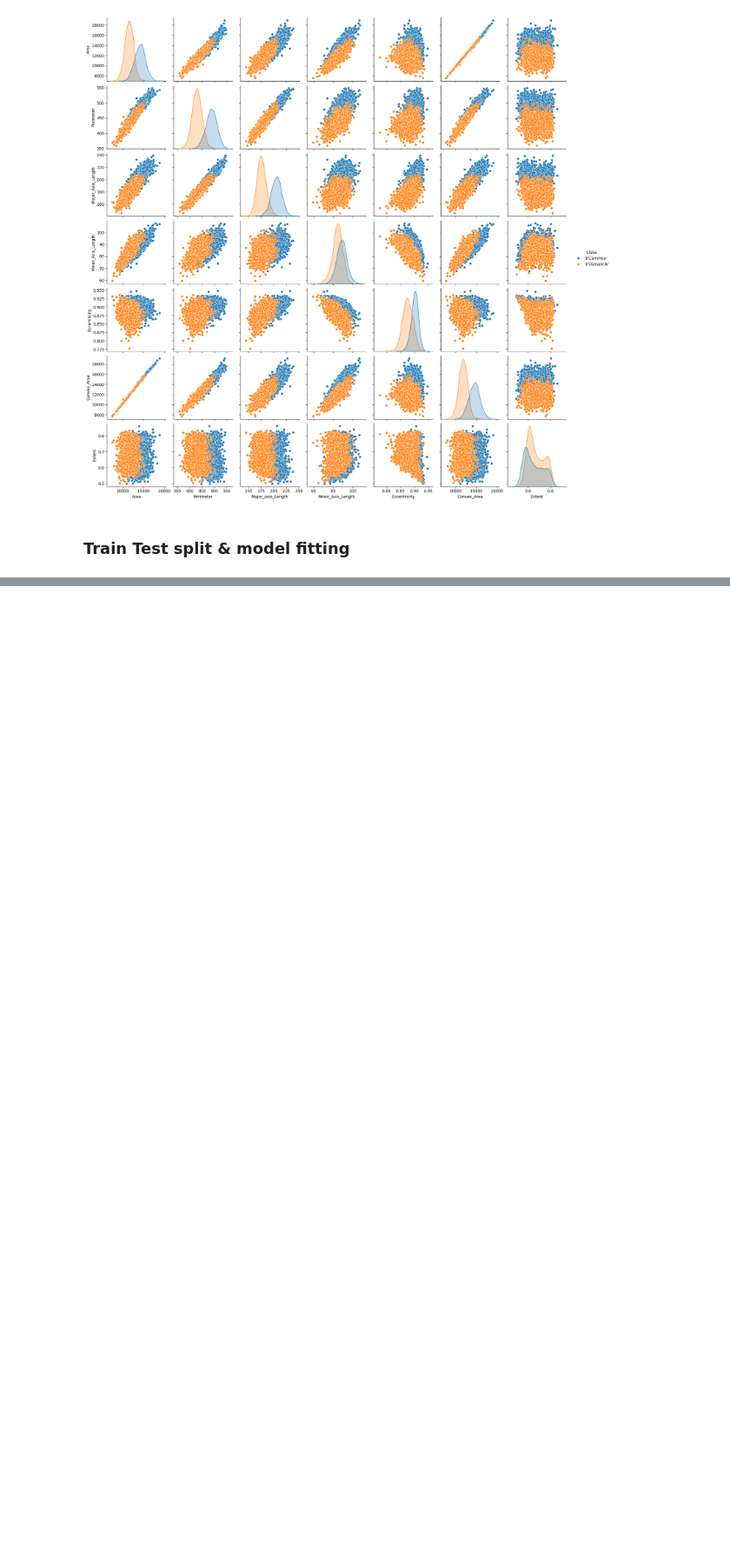
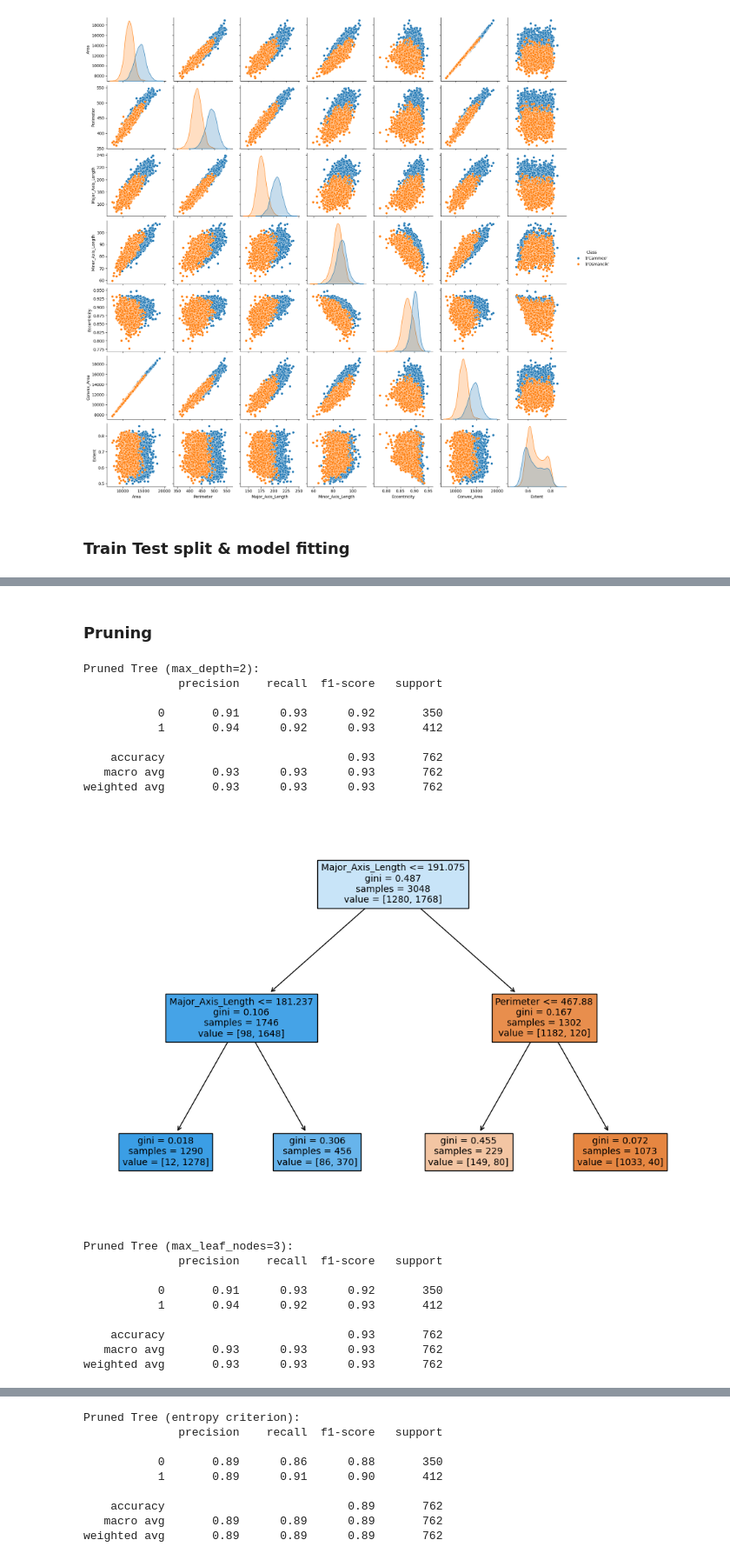
Before and after one commit to Sweep76/DATA_ANALYTICS, a Jupyter notebook: Homework-Folder/Lecture-8.ipynb, the cells around one changed output, grey strips where cells are left out. Shown at 87% size. Cells and saved outputs as stored; diff of their text form; code cells hidden in the pictures; blank space fills up the shorter version.

```diff
--- a/Homework-Folder/Lecture-8.ipynb
+++ b/Homework-Folder/Lecture-8.ipynb
@@ -115,0 +190,42 @@ ValueError: Unknown label type: unknown. Maybe you are trying to fit a classifie
+# %% [markdown]
+### Pruning
+# %%
+from sklearn.tree import DecisionTreeClassifier
+
+# Pruning with max_depth=2
+pruned_tree_max_depth = DecisionTreeClassifier(max_depth=2)
+pruned_tree_max_depth.fit(X_train, y_train)
+print("Pruned Tree (max_depth=2):")
+report_model(pruned_tree_max_depth, X_test, y_test, X.columns)
+
+# Pruning with max_leaf_nodes=3
+pruned_tree_max_leaf_nodes = DecisionTreeClassifier(max_leaf_nodes=3)
+pruned_tree_max_leaf_nodes.fit(X_train, y_train)
+print("Pruned Tree (max_leaf_nodes=3):")
+report_model(pruned_tree_max_leaf_nodes, X_test, y_test, X.columns)
+
+# Pruning with entropy criterion
+entropy_tree = DecisionTreeClassifier(criterion='entropy')
+entropy_tree.fit(X_train, y_train)
+print("Pruned Tree (entropy criterion):")
+report_model(entropy_tree, X_test, y_test, X.columns)
+# %% [output]
+Pruned Tree (max_depth=2):
+              precision    recall  f1-score   support
+
+           0       0.91      0.93      0.92       350
+           1       0.94      0.92      0.93       412
+
+    accuracy                           0.93       762
+   macro avg       0.93      0.93      0.93       762
+weighted avg       0.93      0.93      0.93       762
+[figure, added]
+Pruned Tree (max_leaf_nodes=3):
+              precision    recall  f1-score   support
+
+           0       0.91      0.93      0.92       350
+           1       0.94      0.92      0.93       412
+
+    accuracy                           0.93       762
+   macro avg       0.93      0.93      0.93       762
+weighted avg       0.93      0.93      0.93       762
@@ -115,0 +233,9 @@ ValueError: Unknown label type: unknown. Maybe you are trying to fit a classifie
+Pruned Tree (entropy criterion):
+              precision    recall  f1-score   support
+
+           0       0.89      0.86      0.88       350
+           1       0.89      0.91      0.90       412
+
+    accuracy                           0.89       762
+   macro avg       0.89      0.89      0.89       762
+weighted avg       0.89      0.89      0.89       762
```
Also changed, not shown: parts of 6 cells of this notebook.
